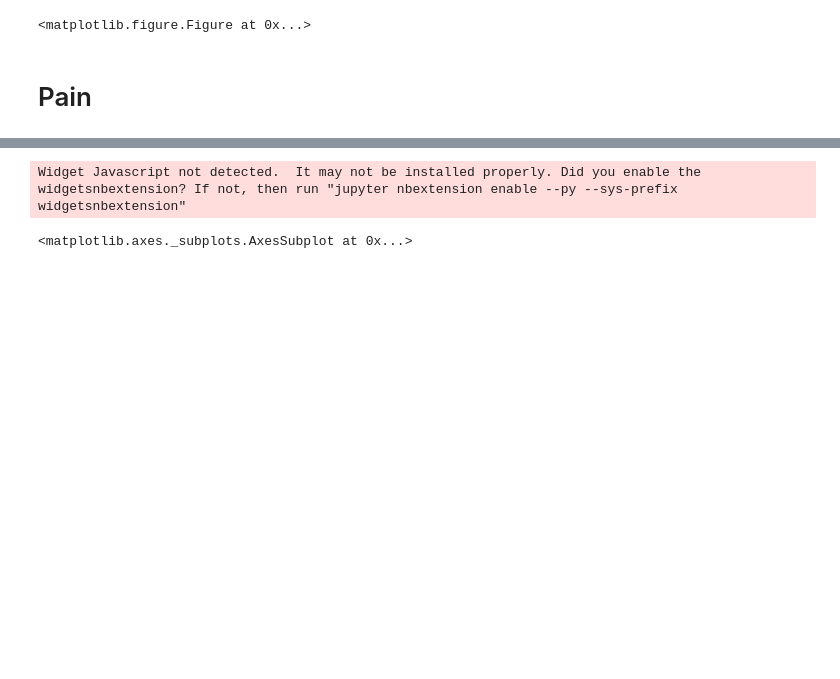
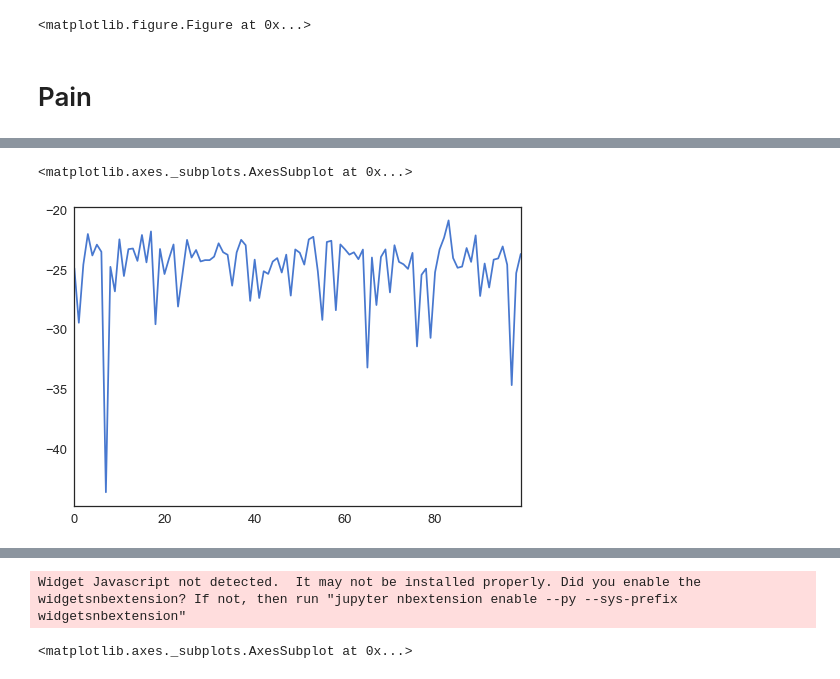
Before and after one commit to fredcallaway/gymrats, a Jupyter notebook: scratch.ipynb, the cells around one changed output, grey strips where cells are left out. Drawn from its saved outputs; the diff is of its cells as text; code cells hidden in the pictures; blank space fills up the shorter version.

```diff
--- a/scratch.ipynb
+++ b/scratch.ipynb
@@ -193,0 +198,9 @@ best_finished = Node(state=(8, 9), path=[1, 1, 1, 1, 2, 2, 2, 1, 2, 2, 1, 2, 1,
+# %%
+base_env = GridWorld('pain', size=10)
+agent = Agent()
+policy = MetaBestFirstSearchPolicy()
+env = MetaBestFirstSearchEnv(base_env, policy.eval_node, expansion_cost=.01)
+agent.register(env)
+agent.register(policy)
+trace = agent.run_many(50)
+# plot_line(base_env, env.surface_agent.ep_trace, 'Metareasoning')
@@ -193,0 +221,6 @@ best_finished = Node(state=(8, 9), path=[1, 1, 1, 1, 2, 2, 2, 1, 2, 2, 1, 2, 1,
+# %%
+df = pd.DataFrame(trace)
+df['return'].plot()
+# %% [output]
+<matplotlib.axes._subplots.AxesSubplot at 0x...>
+[figure, added]
```
Also changed, not shown: parts of 10 cells of this notebook, 3 other files.
